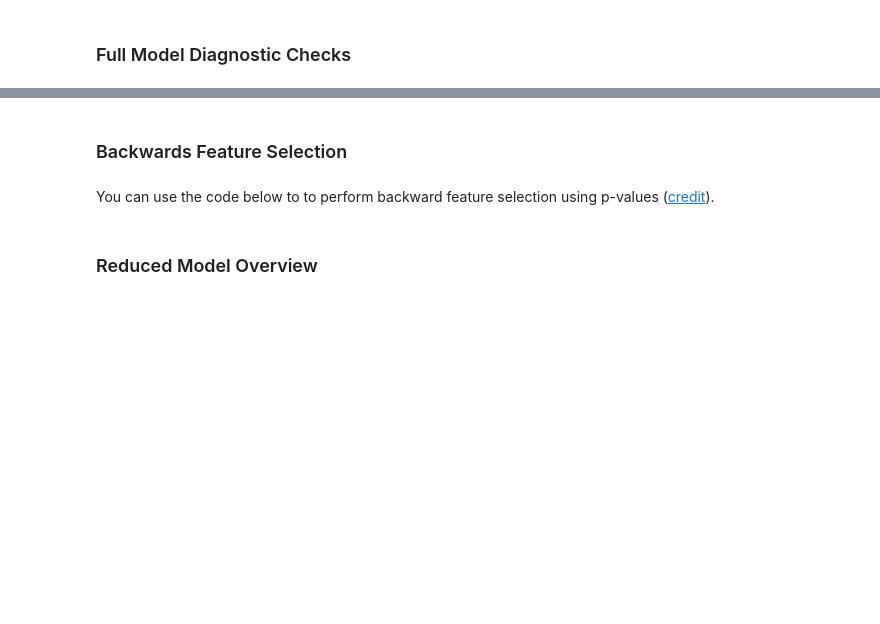
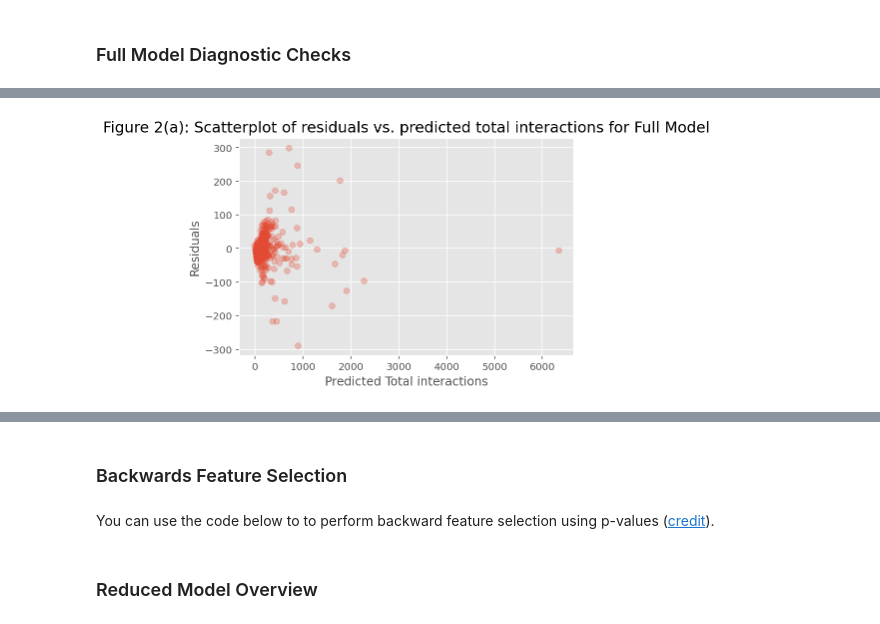
Before and after one commit to athul-tmp/Facebook-Metrics-Analysis, a Jupyter notebook: Phase 2.ipynb, the cells around one changed output, grey strips where cells are left out. Cells and saved outputs as stored; diff of their text form; code cells hidden in the pictures; blank space fills up the shorter version.

```diff
--- a/Phase 2.ipynb
+++ b/Phase 2.ipynb
@@ -155,0 +244,9 @@ You need to check whether there are indications of violations of the regression
+# %%
+#scatterplot of residuals vs. predicted total interactions
+plt.scatter(residuals_full['predicted'], residuals_full['residual'], alpha=0.3);
+plt.xlabel('Predicted Total interactions');
+plt.ylabel('Residuals')
+plt.title('Figure 2(a): Scatterplot of residuals vs. predicted total interactions for Full Model', fontsize=15)
+plt.show();
+# %% [output]
+[figure, added]
```
Also changed, not shown: parts of 49 cells of this notebook, 1 other file.
